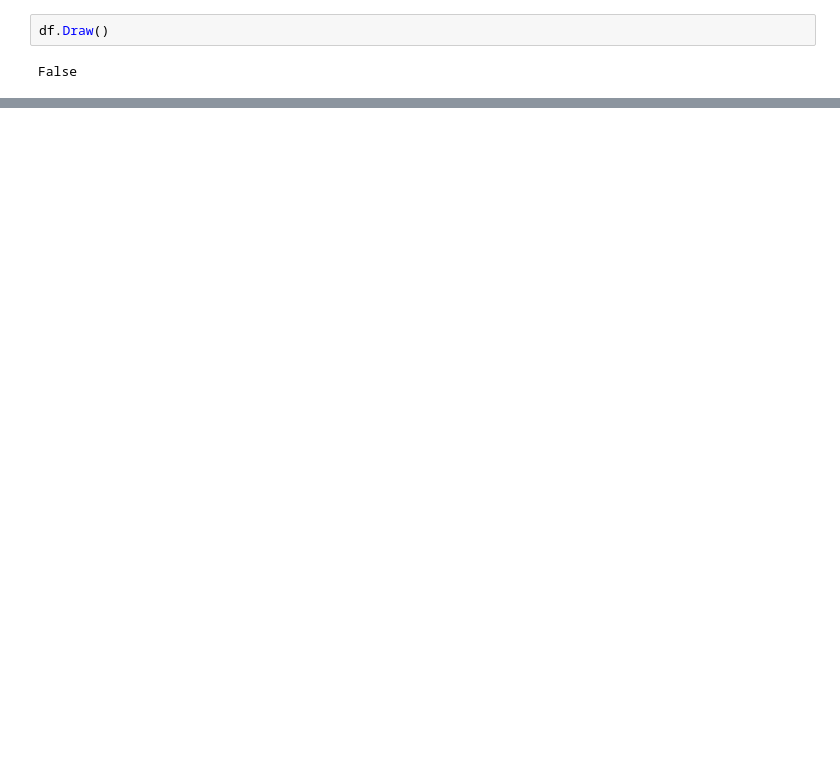
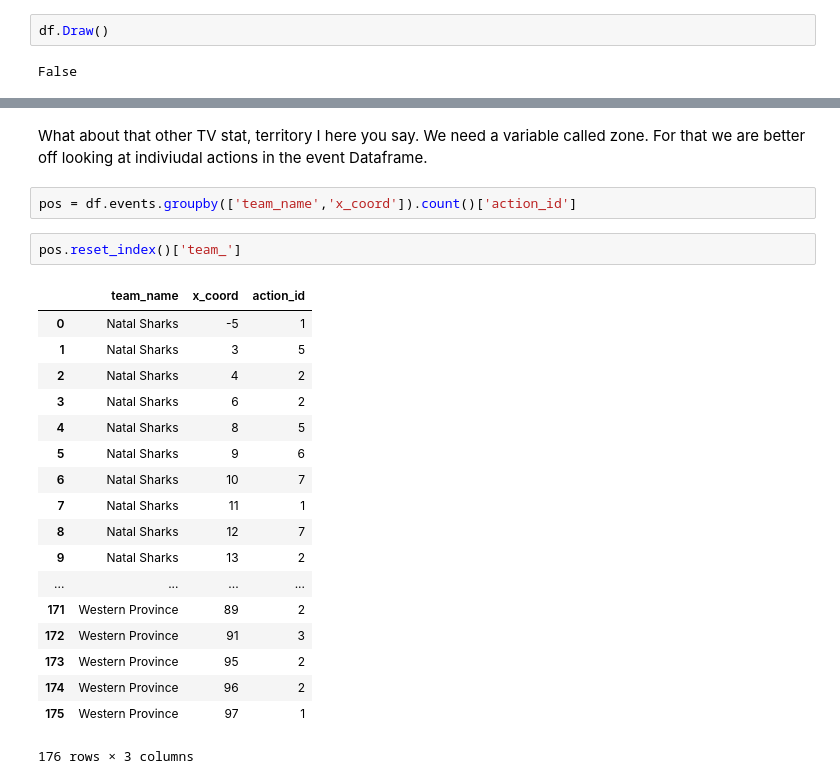
Before and after one commit to jlondal/pyrugga, a Jupyter notebook: jupyter/tuts/Getting Started.ipynb, the cells around one changed output, grey strips where cells are left out. Saved outputs shown, nothing was run; the diff lists cells and outputs as text; blank space fills up the shorter version.

```diff
--- a/jupyter/tuts/Getting Started.ipynb
+++ b/jupyter/tuts/Getting Started.ipynb
@@ -122,0 +132,25 @@ If you have watch a little rugby you can start to immage how this event likely
+# %% [markdown]
+What about that other TV stat, territory I here you say. We need a variable called zone. For that we are better off looking at indiviudal actions in the event Dataframe.
+# %%
+pos = df.events.groupby(['team_name','x_coord']).count()['action_id']
+# %%
+pos.reset_index()['team_']
+# %% [output]
+|  | team_name | x_coord | action_id |
+| 0 | Natal Sharks | -5 | 1 |
+| 1 | Natal Sharks | 3 | 5 |
+| 2 | Natal Sharks | 4 | 2 |
+| 3 | Natal Sharks | 6 | 2 |
+| 4 | Natal Sharks | 8 | 5 |
+| 5 | Natal Sharks | 9 | 6 |
+| 6 | Natal Sharks | 10 | 7 |
+| 7 | Natal Sharks | 11 | 1 |
+| 8 | Natal Sharks | 12 | 7 |
+| 9 | Natal Sharks | 13 | 2 |
+| ... | ... | ... | ... |
+| 171 | Western Province | 89 | 2 |
+| 172 | Western Province | 91 | 3 |
+| 173 | Western Province | 95 | 2 |
+| 174 | Western Province | 96 | 2 |
+| 175 | Western Province | 97 | 1 |
+176 rows × 3 columns
```
Also changed, not shown: parts of 22 cells of this notebook, 6 other files.
